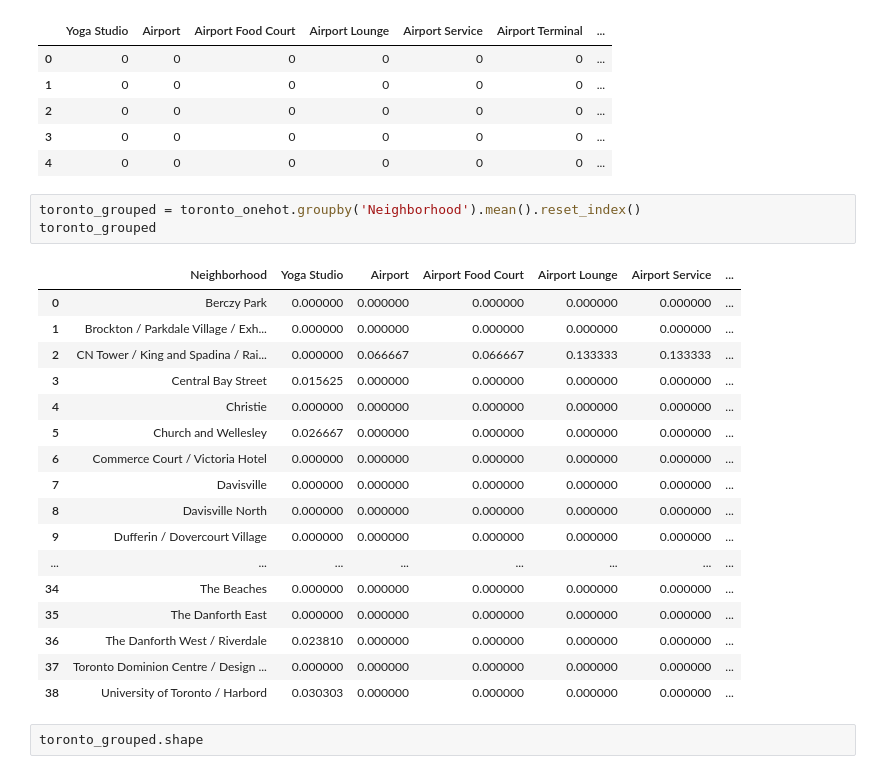
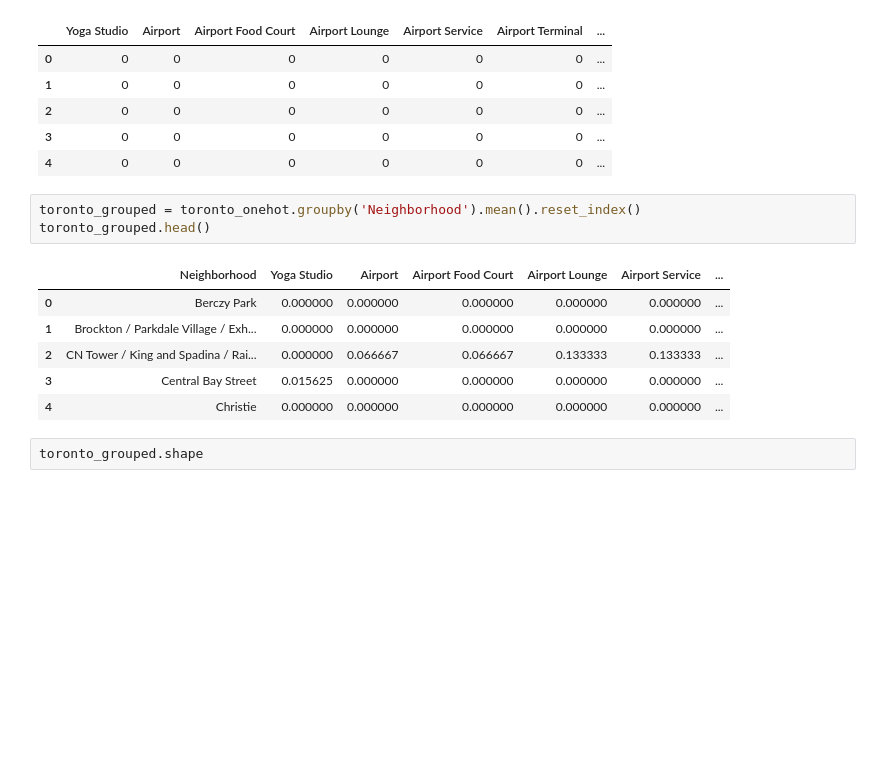
Before and after one commit to yempe/Capstone, a Jupyter notebook: neighbourhood3_FINAL.ipynb, the cells around one changed output. Cells and saved outputs as stored; diff of their text form; blank space fills up the shorter version.

```diff
--- a/neighbourhood3_FINAL.ipynb
+++ b/neighbourhood3_FINAL.ipynb
@@ -503,25 +492,14 @@ toronto_onehot.head()
 | 4 | 0 | 0 | 0 | 0 | 0 | 0 | ... |
 # %%
 toronto_grouped = toronto_onehot.groupby('Neighborhood').mean().reset_index()
-toronto_grouped
+toronto_grouped.head()
 # %% [output]
 |  | Neighborhood | Yoga Studio | Airport | Airport Food Court | Airport Lounge | Airport Service | ... |
 | 0 | Berczy Park | 0.000000 | 0.000000 | 0.000000 | 0.000000 | 0.000000 | ... |
 | 1 | Brockton / Parkdale Village / Exh... | 0.000000 | 0.000000 | 0.000000 | 0.000000 | 0.000000 | ... |
 | 2 | CN Tower / King and Spadina / Rai... | 0.000000 | 0.066667 | 0.066667 | 0.133333 | 0.133333 | ... |
 | 3 | Central Bay Street | 0.015625 | 0.000000 | 0.000000 | 0.000000 | 0.000000 | ... |
 | 4 | Christie | 0.000000 | 0.000000 | 0.000000 | 0.000000 | 0.000000 | ... |
-| 5 | Church and Wellesley | 0.026667 | 0.000000 | 0.000000 | 0.000000 | 0.000000 | ... |
-| 6 | Commerce Court / Victoria Hotel | 0.000000 | 0.000000 | 0.000000 | 0.000000 | 0.000000 | ... |
-| 7 | Davisville | 0.000000 | 0.000000 | 0.000000 | 0.000000 | 0.000000 | ... |
-| 8 | Davisville North | 0.000000 | 0.000000 | 0.000000 | 0.000000 | 0.000000 | ... |
-| 9 | Dufferin / Dovercourt Village | 0.000000 | 0.000000 | 0.000000 | 0.000000 | 0.000000 | ... |
-| ... | ... | ... | ... | ... | ... | ... | ... |
-| 34 | The Beaches | 0.000000 | 0.000000 | 0.000000 | 0.000000 | 0.000000 | ... |
-| 35 | The Danforth East | 0.000000 | 0.000000 | 0.000000 | 0.000000 | 0.000000 | ... |
-| 36 | The Danforth West / Riverdale | 0.023810 | 0.000000 | 0.000000 | 0.000000 | 0.000000 | ... |
-| 37 | Toronto Dominion Centre / Design ... | 0.000000 | 0.000000 | 0.000000 | 0.000000 | 0.000000 | ... |
-| 38 | University of Toronto / Harbord | 0.030303 | 0.000000 | 0.000000 | 0.000000 | 0.000000 | ... |
 # %%
 toronto_grouped.shape
 # %% [output]
```
Also changed, not shown: parts of 1 cell of this notebook.
